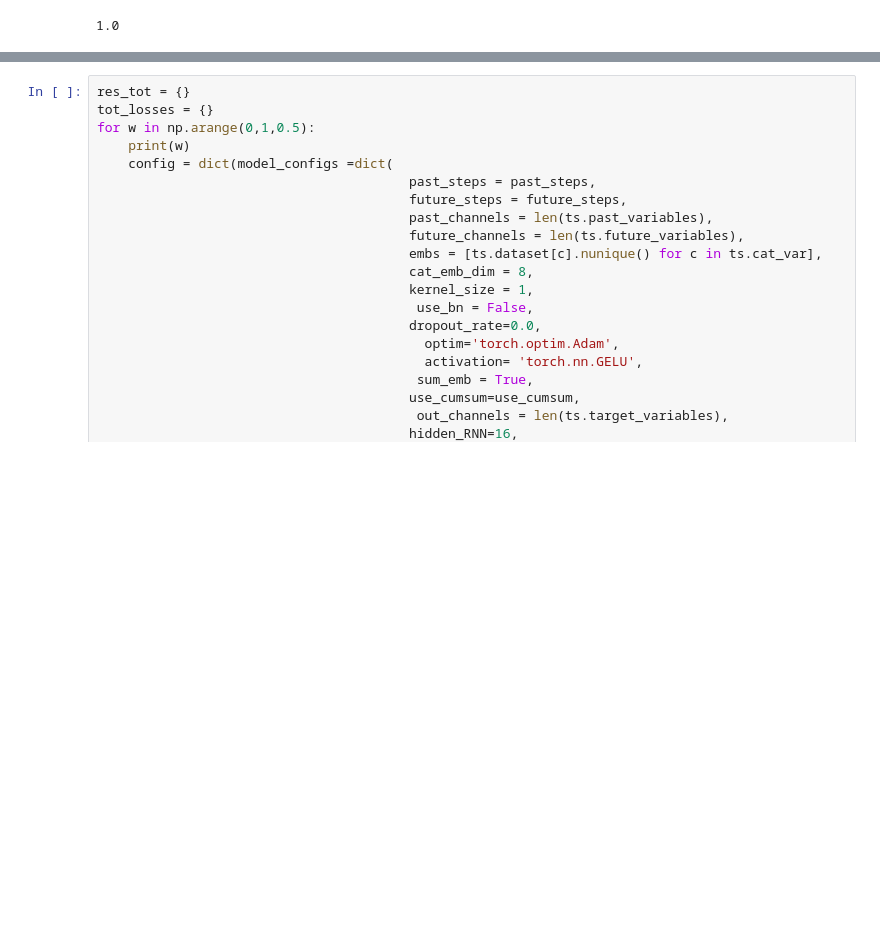
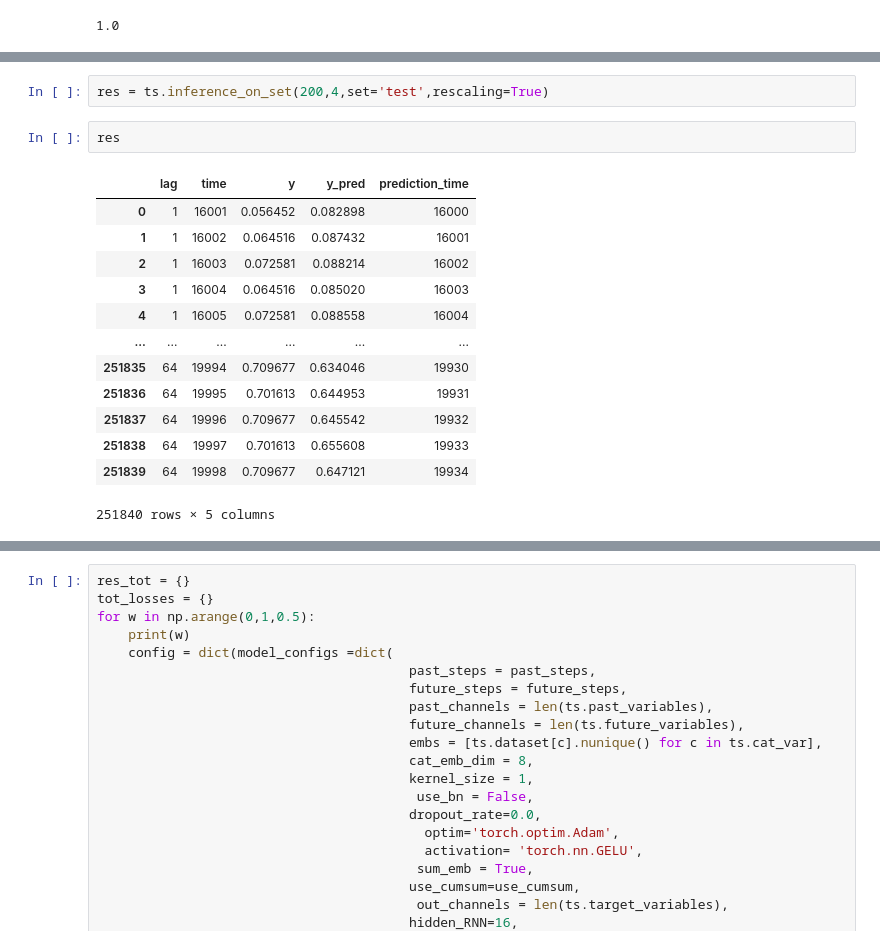
Before and after one commit to DSIP-FBK/DSIPTS, a Jupyter notebook: notebooks/6- non_predictable-conv2.ipynb, the cells around one changed output, grey strips where cells are left out. Cells and saved outputs as stored; diff of their text form; blank space fills up the shorter version.

```diff
--- a/notebooks/6- non_predictable-conv2.ipynb
+++ b/notebooks/6- non_predictable-conv2.ipynb
@@ -79,0 +111,18 @@ split_params = {'perc_train':0.6,'perc_valid':0.2,                             #
+# %%
+res = ts.inference_on_set(200,4,set='test',rescaling=True)
+# %%
+res
+# %% [output]
+|  | lag | time | y | y_pred | prediction_time |
+| 0 | 1 | 16001 | 0.056452 | 0.082898 | 16000 |
+| 1 | 1 | 16002 | 0.064516 | 0.087432 | 16001 |
+| 2 | 1 | 16003 | 0.072581 | 0.088214 | 16002 |
+| 3 | 1 | 16004 | 0.064516 | 0.085020 | 16003 |
+| 4 | 1 | 16005 | 0.072581 | 0.088558 | 16004 |
+| ... | ... | ... | ... | ... | ... |
+| 251835 | 64 | 19994 | 0.709677 | 0.634046 | 19930 |
+| 251836 | 64 | 19995 | 0.701613 | 0.644953 | 19931 |
+| 251837 | 64 | 19996 | 0.709677 | 0.645542 | 19932 |
+| 251838 | 64 | 19997 | 0.701613 | 0.655608 | 19933 |
+| 251839 | 64 | 19998 | 0.709677 | 0.647121 | 19934 |
+251840 rows × 5 columns
```
Also changed, not shown: parts of 5 cells of this notebook, 3 other files.
